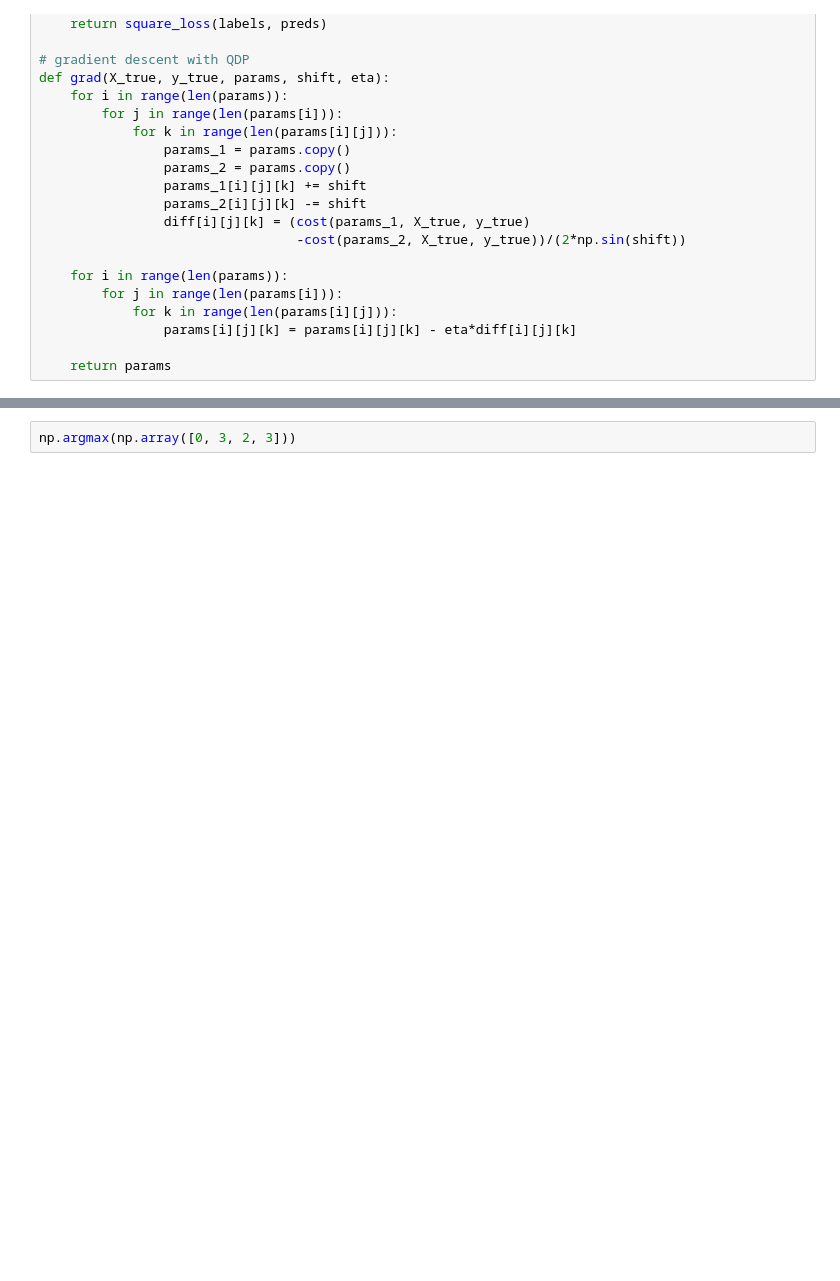
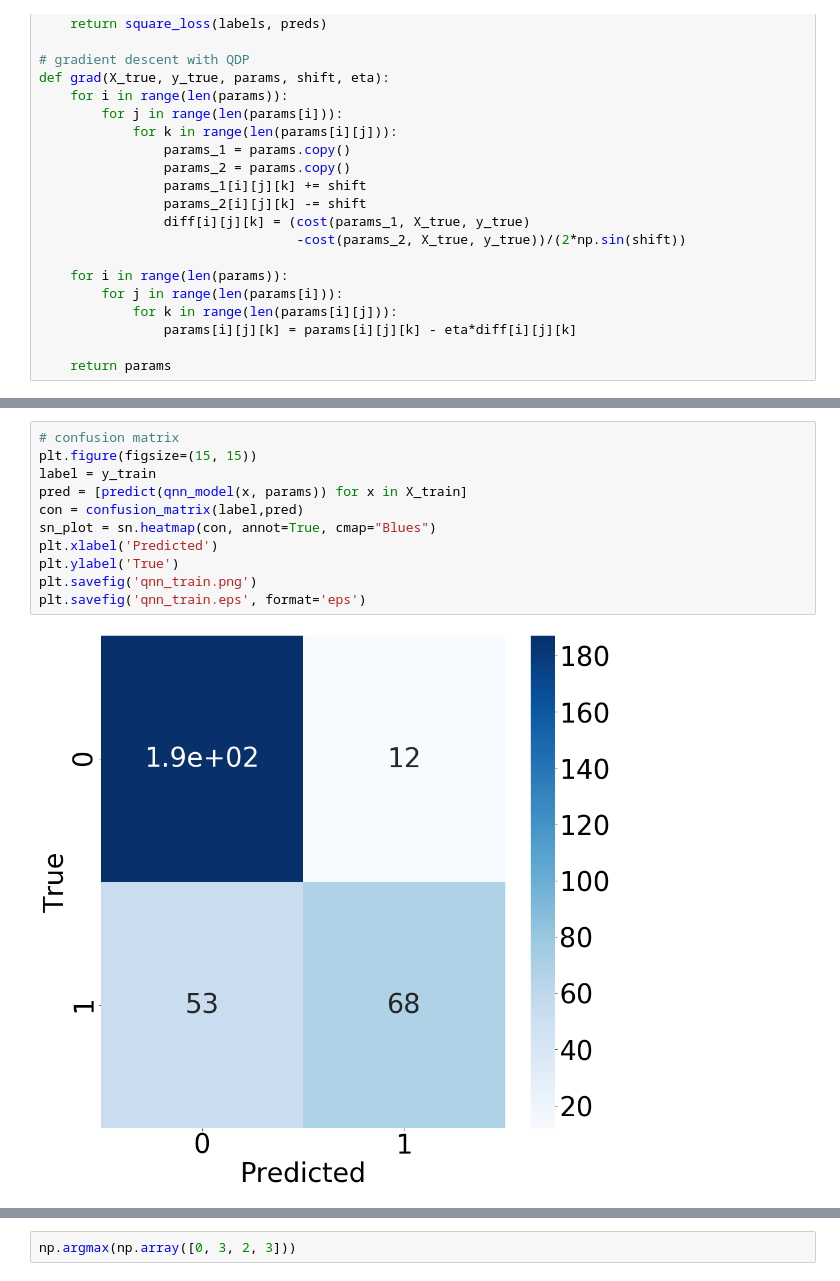
Before and after one commit to ChuongQuoc1413017/Quantum_Virtual_Machine, a Jupyter notebook: Quantum Neural Network.ipynb, the cells around one changed output, grey strips where cells are left out. Cells and saved outputs as stored; diff of their text form; blank space fills up the shorter version.

```diff
--- a/Quantum Neural Network.ipynb
+++ b/Quantum Neural Network.ipynb
@@ -290,2 +290,15 @@ sn.heatmap(con, annot=True, cmap="Blues")
+# %%
+# confusion matrix
+plt.figure(figsize=(15, 15))
+label = y_train
+pred = [predict(qnn_model(x, params)) for x in X_train]
+con = confusion_matrix(label,pred)
+sn_plot = sn.heatmap(con, annot=True, cmap="Blues")
+plt.xlabel('Predicted')
+plt.ylabel('True')
+plt.savefig('qnn_train.png')
+plt.savefig('qnn_train.eps', format='eps')
+# %% [output]
+[figure, added]
 # %%
 # confusion matrix
```
Also changed, not shown: parts of 6 cells of this notebook.
